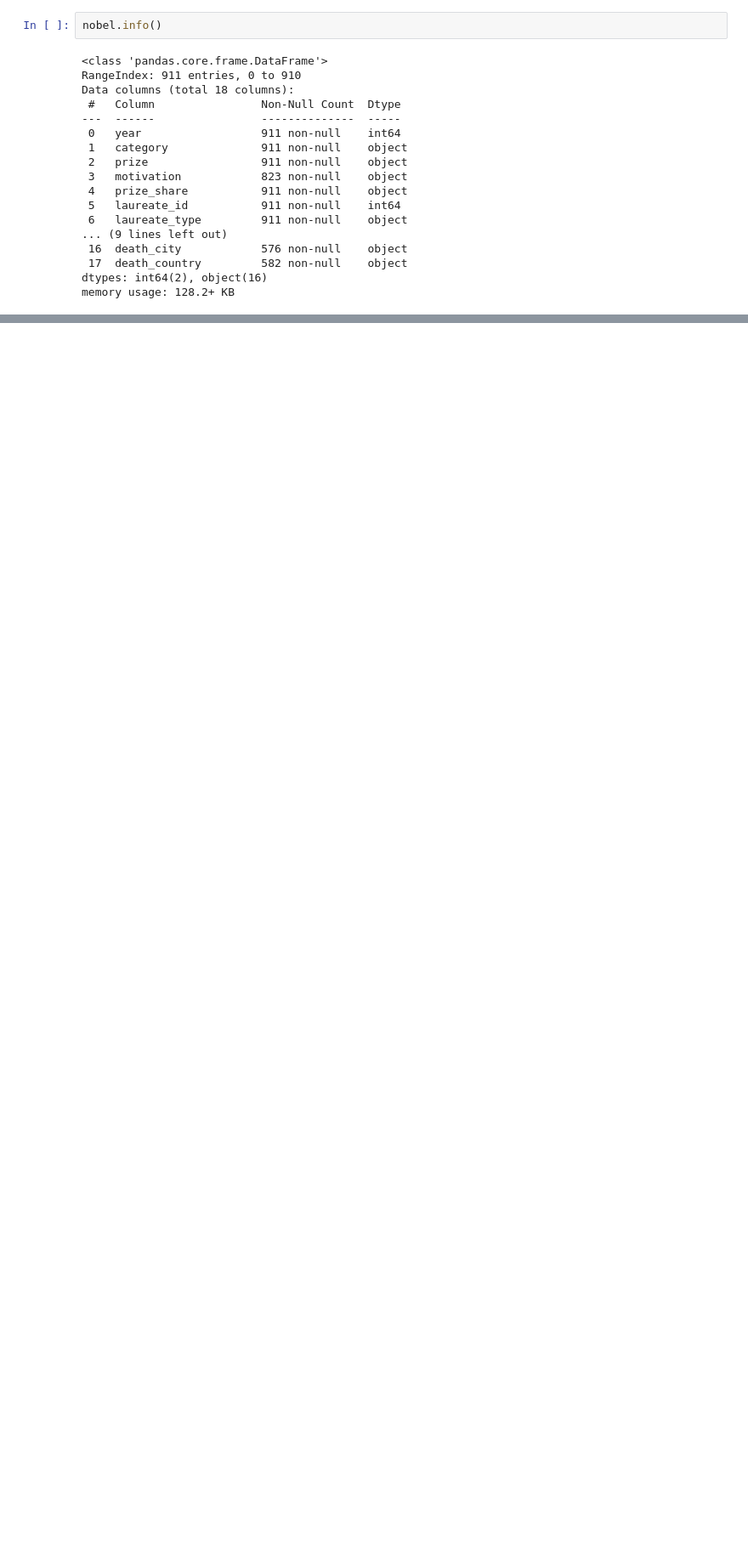
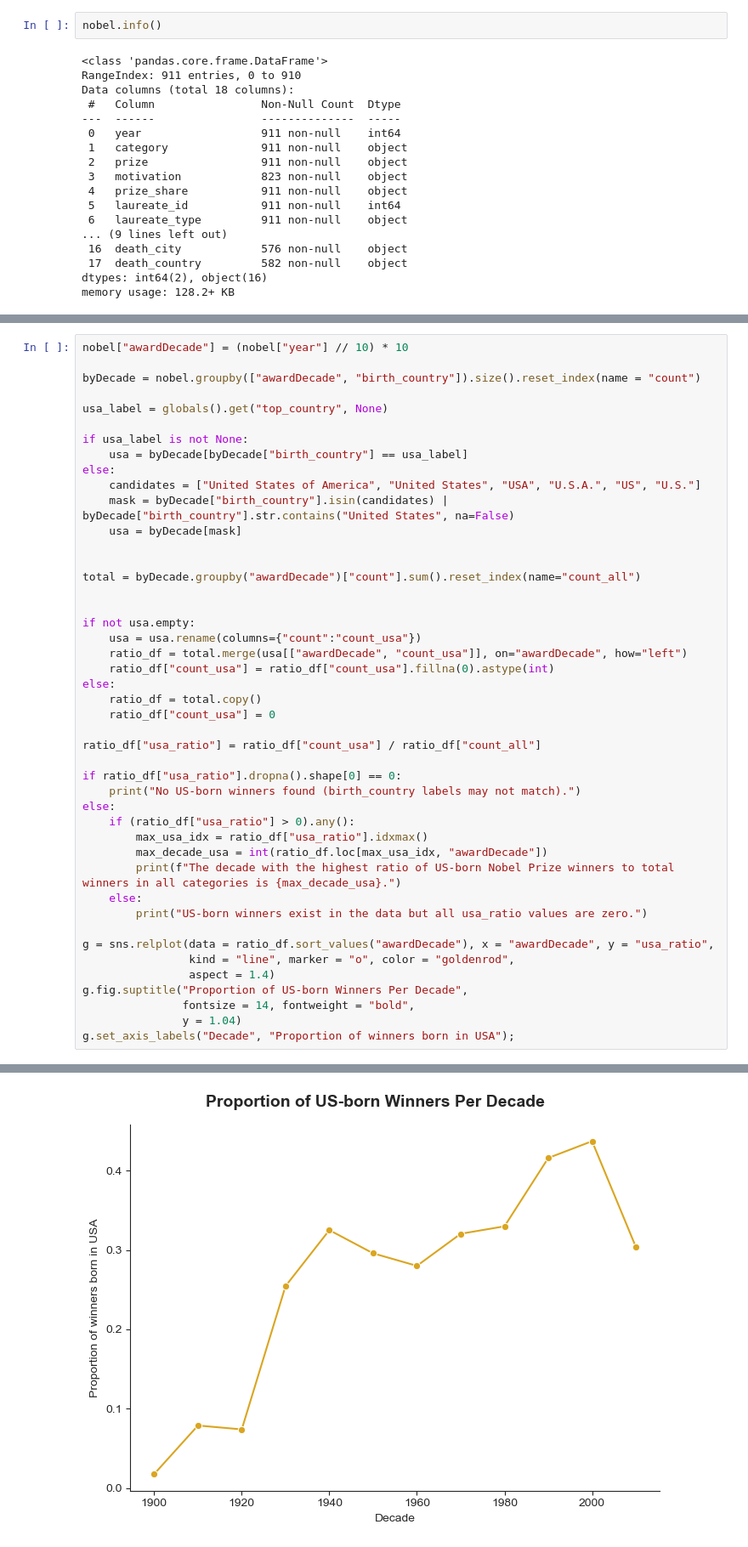
Before and after one commit to AI-0o0/Data-science-projects, a Jupyter notebook: Nobel Prize Analysis/Nobel Prize Analysis.ipynb, the cells around one changed output, grey strips where cells are left out. Shown at 85% size. Cells and saved outputs as stored; diff of their text form; blank space fills up the shorter version.

```diff
--- a/Nobel Prize Analysis/Nobel Prize Analysis.ipynb
+++ b/Nobel Prize Analysis/Nobel Prize Analysis.ipynb
@@ -101,0 +73,46 @@ dtype: int64
+# %%
+nobel["awardDecade"] = (nobel["year"] // 10) * 10
+
+byDecade = nobel.groupby(["awardDecade", "birth_country"]).size().reset_index(name = "count")
+
+usa_label = globals().get("top_country", None)
+
+if usa_label is not None:
+    usa = byDecade[byDecade["birth_country"] == usa_label]
+else:
+    candidates = ["United States of America", "United States", "USA", "U.S.A.", "US", "U.S."]
+    mask = byDecade["birth_country"].isin(candidates) | byDecade["birth_country"].str.contains("United States", na=False)
+    usa = byDecade[mask]
+
+
+total = byDecade.groupby("awardDecade")["count"].sum().reset_index(name="count_all")
+
+
+if not usa.empty:
+    usa = usa.rename(columns={"count":"count_usa"})
+    ratio_df = total.merge(usa[["awardDecade", "count_usa"]], on="awardDecade", how="left")
+    ratio_df["count_usa"] = ratio_df["count_usa"].fillna(0).astype(int)
+else:
+    ratio_df = total.copy()
+    ratio_df["count_usa"] = 0
+
+ratio_df["usa_ratio"] = ratio_df["count_usa"] / ratio_df["count_all"]
+
+if ratio_df["usa_ratio"].dropna().shape[0] == 0:
+    print("No US-born winners found (birth_country labels may not match).")
+else:
+    if (ratio_df["usa_ratio"] > 0).any():
+        max_usa_idx = ratio_df["usa_ratio"].idxmax()
+        max_decade_usa = int(ratio_df.loc[max_usa_idx, "awardDecade"])
+        print(f"The decade with the highest ratio of US-born Nobel Prize winners to total winners in all categories is {max_decade_usa}.")
+    else:
+        print("US-born winners exist in the data but all usa_ratio values are zero.")
+
+g = sns.relplot(data = ratio_df.sort_values("awardDecade"), x = "awardDecade", y = "usa_ratio",
+                kind = "line", marker = "o", color = "goldenrod",
+                aspect = 1.4)
+g.fig.suptitle("Proportion of US-born Winners Per Decade",
+               fontsize = 14, fontweight = "bold",
+               y = 1.04)
+g.set_axis_labels("Decade", "Proportion of winners born in USA");
+# %% [output]
@@ -101,0 +120 @@ dtype: int64
+[figure, added]
```
Also changed, not shown: parts of 7 cells of this notebook, 5 other files.
